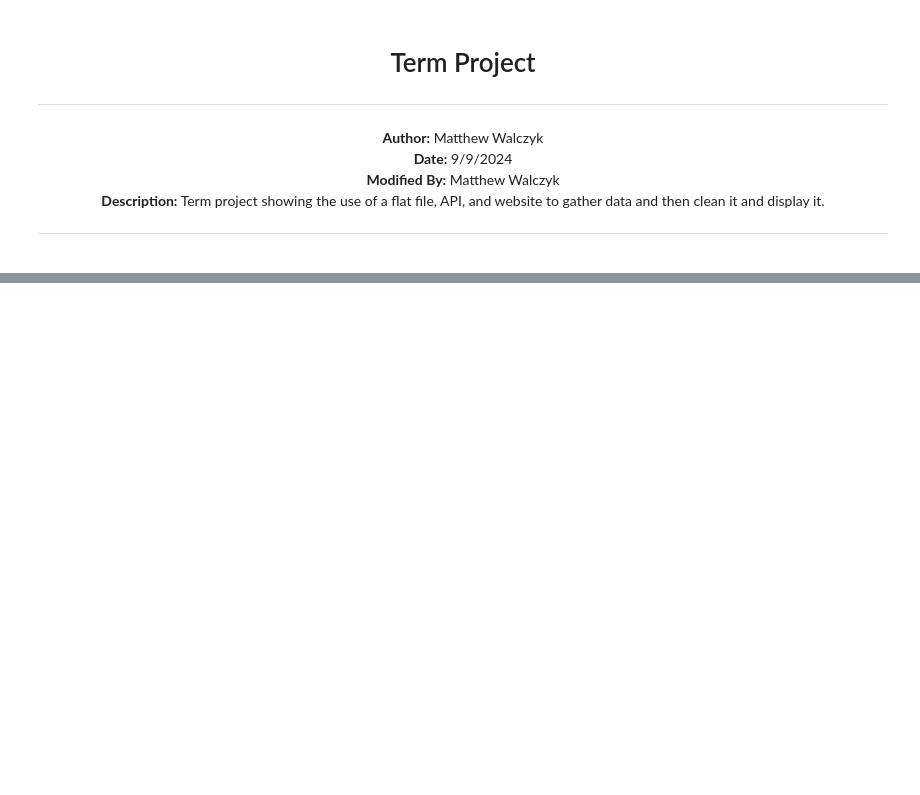
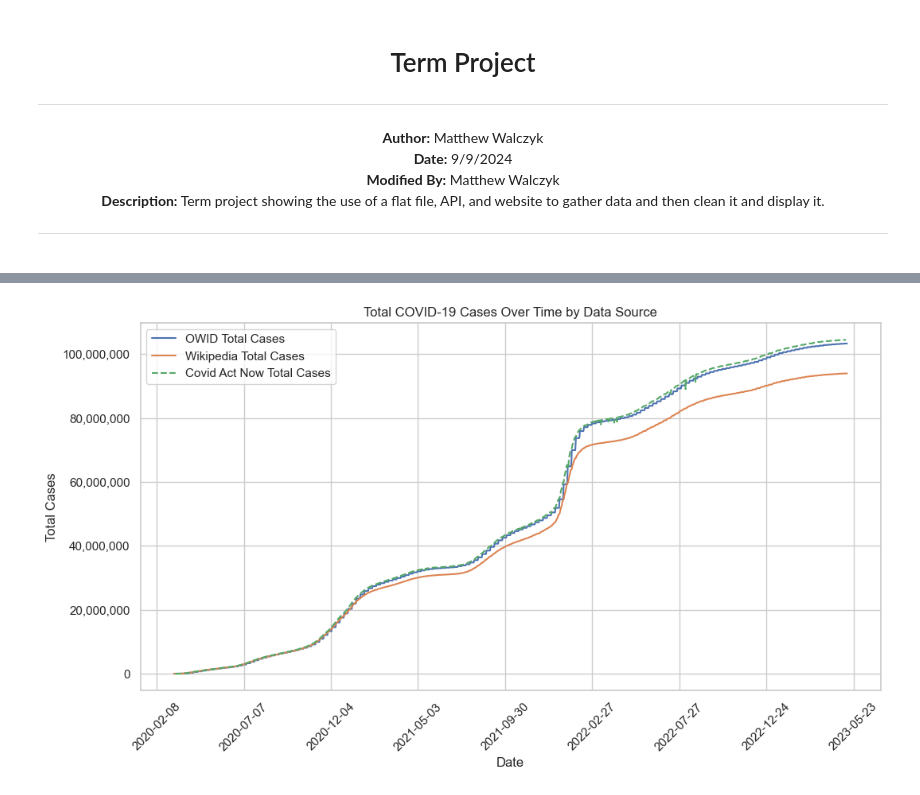
Before and after one commit to mwalczyk81/school, a Jupyter notebook: Python/Data Wrangling/Project.ipynb, the cells around one changed output, grey strips where cells are left out. Saved outputs shown, nothing was run; the diff lists cells and outputs as text; code cells hidden in the pictures; blank space fills up the shorter version.

Commit message:
More data wrangling

```diff
--- a/Python/Data Wrangling/Project.ipynb
+++ b/Python/Data Wrangling/Project.ipynb
@@ -211,0 +320,80 @@ Table 1:
+# %%
+#  Ensure dates are parsed correctly and sort by Date for visualization
+merged_data['Date'] = pd.to_datetime(merged_data['Date'], errors='coerce')  # Coerce invalid dates to NaT
+merged_data.dropna(subset=['Date'], inplace=True)  # Drop rows with invalid dates
+merged_data.sort_values(by='Date', inplace=True)
+
+# Set style for visuals
+sns.set_theme(style="whitegrid")
+
+def format_plot(ax, x_date_format='%Y-%m-%d'):
+    ax.xaxis.set_major_locator(plt.MaxNLocator(10))  # Limit x-axis ticks for readability
+    ax.xaxis.set_major_formatter(DateFormatter(x_date_format))
+    ax.yaxis.set_major_formatter(mticker.StrMethodFormatter('{x:,.0f}'))  # Format y-axis to avoid scientific notation
+    plt.xticks(rotation=45)
+
+# 1. Total Cases Over Time by Source (Cumulative)
+plt.figure(figsize=(12, 6))
+ax = sns.lineplot(data=merged_data, x='Date', y='owid_total_cases', label='OWID Total Cases')
+sns.lineplot(data=merged_data, x='Date', y='wiki_total_cases', label='Wikipedia Total Cases')
+sns.lineplot(data=merged_data, x='Date', y='act_now_total_cases', label='Covid Act Now Total Cases', linestyle='--')
+format_plot(ax)
+plt.title("Total COVID-19 Cases Over Time by Data Source")
+plt.xlabel("Date")
+plt.ylabel("Total Cases")
+plt.legend()
+plt.show()
+
+# 2. Total Deaths Over Time by Source
+plt.figure(figsize=(12, 6))
+ax = sns.lineplot(data=merged_data, x='Date', y='owid_total_deaths', label='OWID Total Deaths')
+sns.lineplot(data=merged_data, x='Date', y='wiki_total_deaths', label='Wikipedia Total Deaths')
+sns.lineplot(data=merged_data, x='Date', y='act_now_total_deaths', label='Covid Act Now Total Deaths', linestyle='--')
+format_plot(ax)
+plt.title("Total COVID-19 Deaths Over Time by Data Source")
+plt.xlabel("Date")
+plt.ylabel("Total Deaths")
+plt.legend()
+plt.show()
+
+# 3. Correlation Between Total Cases from Different Sources
+plt.figure(figsize=(10, 6))
+ax = sns.scatterplot(data=merged_data, x='owid_total_cases', y='act_now_total_cases', label='OWID vs Covid Act Now Cases')
+sns.scatterplot(data=merged_data, x='owid_total_cases', y='wiki_total_cases', label='OWID vs Wikipedia Cases')
+plt.title("Correlation Between Total Cases from Different Sources")
+plt.xlabel("OWID Total Cases")
+plt.ylabel("Other Sources Total Cases")
+plt.legend(loc='upper left', bbox_to_anchor=(1, 1))
+ax.xaxis.set_major_formatter(mticker.StrMethodFormatter('{x:,.0f}'))
+ax.yaxis.set_major_formatter(mticker.StrMethodFormatter('{x:,.0f}'))
+plt.show()
+
+# 4. Daily New Cases Comparison by Source
+merged_data['owid_New_Cases'] = merged_data['owid_total_cases'].diff()
+merged_data['wiki_New_Cases'] = merged_data['wiki_total_cases'].diff()
+merged_data['act_now_New_Cases'] = merged_data['act_now_total_cases'].diff()
+
+plt.figure(figsize=(12, 6))
+ax = sns.lineplot(data=merged_data, x='Date', y='owid_New_Cases', label='OWID New Cases')
+sns.lineplot(data=merged_data, x='Date', y='wiki_New_Cases', label='Wikipedia New Cases')
+sns.lineplot(data=merged_data, x='Date', y='act_now_New_Cases', label='Covid Act Now New Cases', linestyle='--')
+format_plot(ax)
+plt.title("Daily New COVID-19 Cases Comparison by Source")
+plt.xlabel("Date")
+plt.ylabel("New Cases")
+plt.legend()
+plt.show()
+
+# 5. Total Deaths Correlation Across Sources
+plt.figure(figsize=(10, 6))
+ax = sns.scatterplot(data=merged_data, x='owid_total_deaths', y='act_now_total_deaths', label='OWID vs Covid Act Now Deaths')
+sns.scatterplot(data=merged_data, x='owid_total_deaths', y='wiki_total_deaths', label='OWID vs Wikipedia Deaths')
+plt.title("Correlation Between Total Deaths from Different Sources")
+plt.xlabel("OWID Total Deaths")
+plt.ylabel("Other Sources Total Deaths")
+plt.legend(loc='upper left', bbox_to_anchor=(1, 1))
+ax.xaxis.set_major_formatter(mticker.StrMethodFormatter('{x:,.0f}'))
+ax.yaxis.set_major_formatter(mticker.StrMethodFormatter('{x:,.0f}'))
+plt.show()
+# %% [output]
+[figure, added]
```
Also changed, not shown: parts of 10 cells of this notebook, 2 other files.
